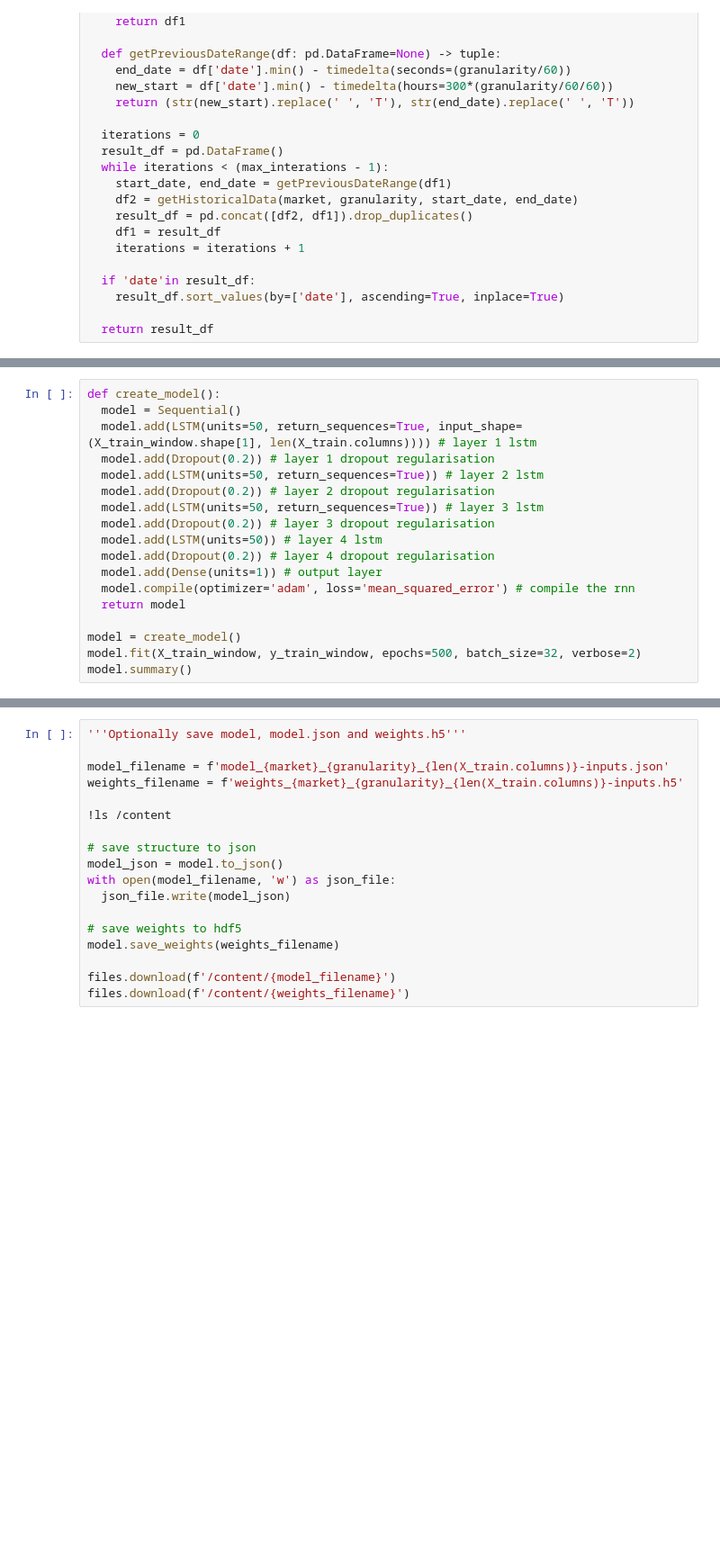
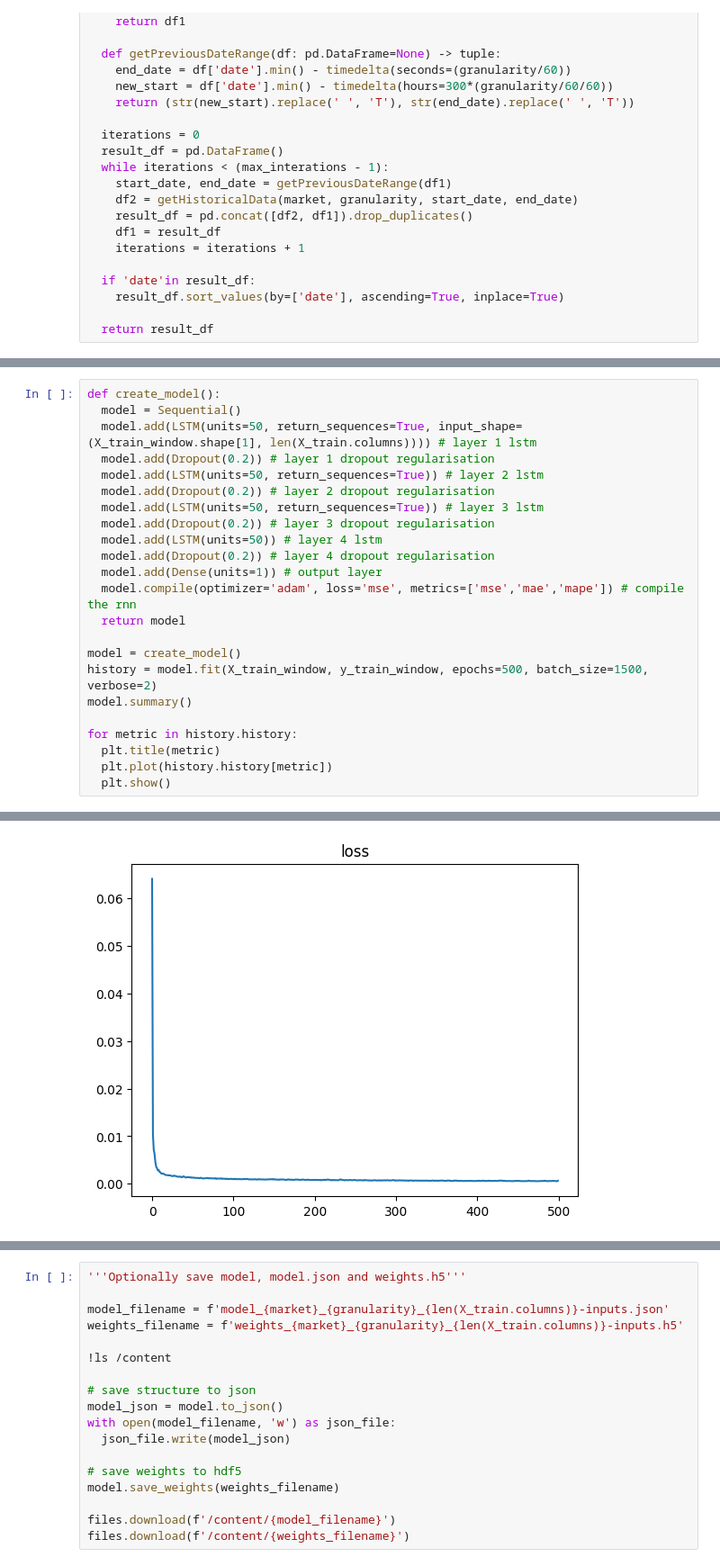
Before and after one commit to whittlem/colabnotebooks, a Jupyter notebook: TradingAI_LSTM_BitcoinHourly.ipynb, the cells around one changed output, grey strips where cells are left out. Shown at 90% size. Cells and saved outputs as stored; diff of their text form; blank space fills up the shorter version.

```diff
--- a/TradingAI_LSTM_BitcoinHourly.ipynb
+++ b/TradingAI_LSTM_BitcoinHourly.ipynb
@@ -166,11 +180,16 @@ def create_model():
   model.add(LSTM(units=50)) # layer 4 lstm
   model.add(Dropout(0.2)) # layer 4 dropout regularisation
   model.add(Dense(units=1)) # output layer
-  model.compile(optimizer='adam', loss='mean_squared_error') # compile the rnn
+  model.compile(optimizer='adam', loss='mse', metrics=['mse','mae','mape']) # compile the rnn
   return model
 
 model = create_model()
-model.fit(X_train_window, y_train_window, epochs=500, batch_size=32, verbose=2)
+history = model.fit(X_train_window, y_train_window, epochs=500, batch_size=1500, verbose=2)
 model.summary()
+
+for metric in history.history:
+  plt.title(metric)
+  plt.plot(history.history[metric])
+  plt.show()
 # %% [output]
 Epoch 1/500
@@ -192,0 +212 @@ Epoch 274/500
+[figure, added]
```
Also changed, not shown: parts of 11 cells of this notebook, 1 other file.
